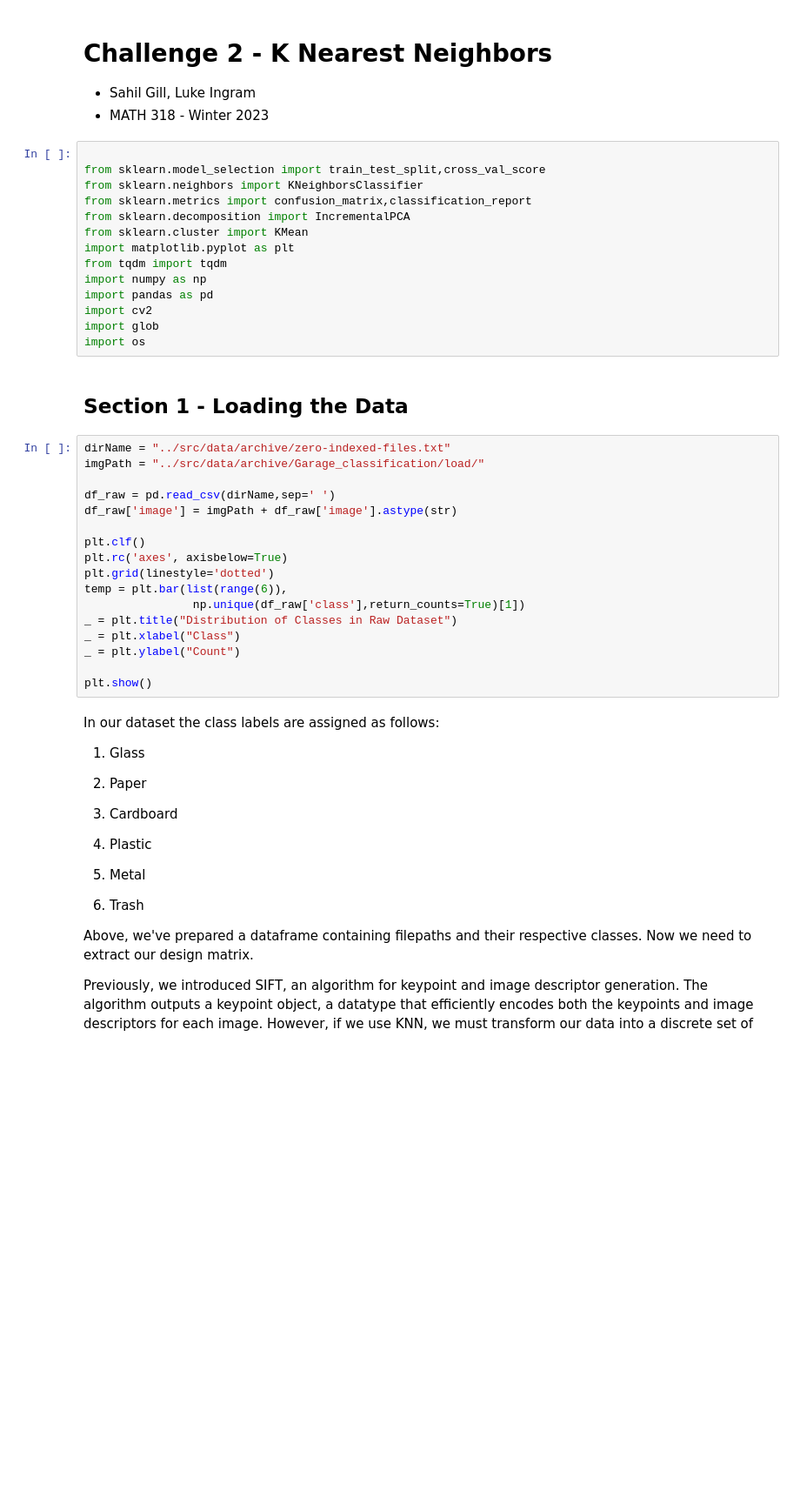
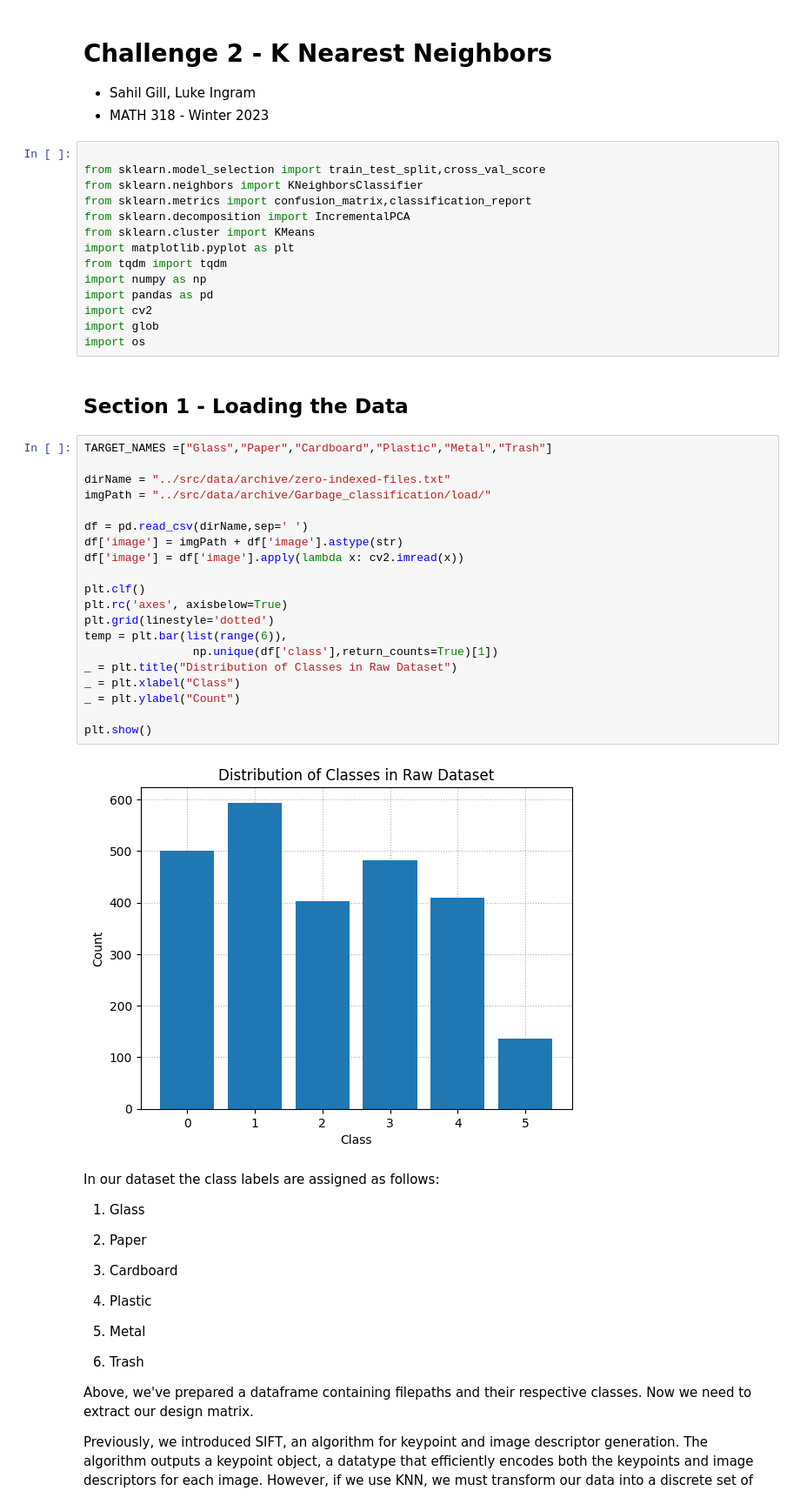
Before and after one commit to LukeIngram/MATH-318-Final-Project, a Jupyter notebook: notebooks/Challenge_2.ipynb, the cells around one changed output. Shown at 87% size. Saved outputs shown, nothing was run; the diff lists cells and outputs as text; blank space fills up the shorter version.

```diff
--- a/notebooks/Challenge_2.ipynb
+++ b/notebooks/Challenge_2.ipynb
@@ -8,7 +8,7 @@ from sklearn.model_selection import train_test_split,cross_val_score
 from sklearn.neighbors import KNeighborsClassifier
 from sklearn.metrics import confusion_matrix,classification_report
 from sklearn.decomposition import IncrementalPCA
-from sklearn.cluster import KMean
+from sklearn.cluster import KMeans
 import matplotlib.pyplot as plt
 from tqdm import tqdm
 import numpy as np
@@ -19,22 +19,27 @@ import os
 # %% [markdown]
 ## **Section 1 - Loading the Data**
 # %%
+TARGET_NAMES =["Glass","Paper","Cardboard","Plastic","Metal","Trash"]
+
 dirName = "../src/data/archive/zero-indexed-files.txt"
-imgPath = "../src/data/archive/Garage_classification/load/"
+imgPath = "../src/data/archive/Garbage_classification/load/"
 
-df_raw = pd.read_csv(dirName,sep=' ')
-df_raw['image'] = imgPath + df_raw['image'].astype(str)
+df = pd.read_csv(dirName,sep=' ')
+df['image'] = imgPath + df['image'].astype(str)
+df['image'] = df['image'].apply(lambda x: cv2.imread(x))
 
 plt.clf()
 plt.rc('axes', axisbelow=True)
 plt.grid(linestyle='dotted')
 temp = plt.bar(list(range(6)),
-                np.unique(df_raw['class'],return_counts=True)[1])
+                np.unique(df['class'],return_counts=True)[1])
 _ = plt.title("Distribution of Classes in Raw Dataset")
 _ = plt.xlabel("Class")
 _ = plt.ylabel("Count")
 
 plt.show()
+# %% [output]
+[figure, added]
 # %% [markdown]
 In our dataset the class labels are assigned as follows:
 
```
Also changed, not shown: parts of 5 cells of this notebook, 4 other files.
